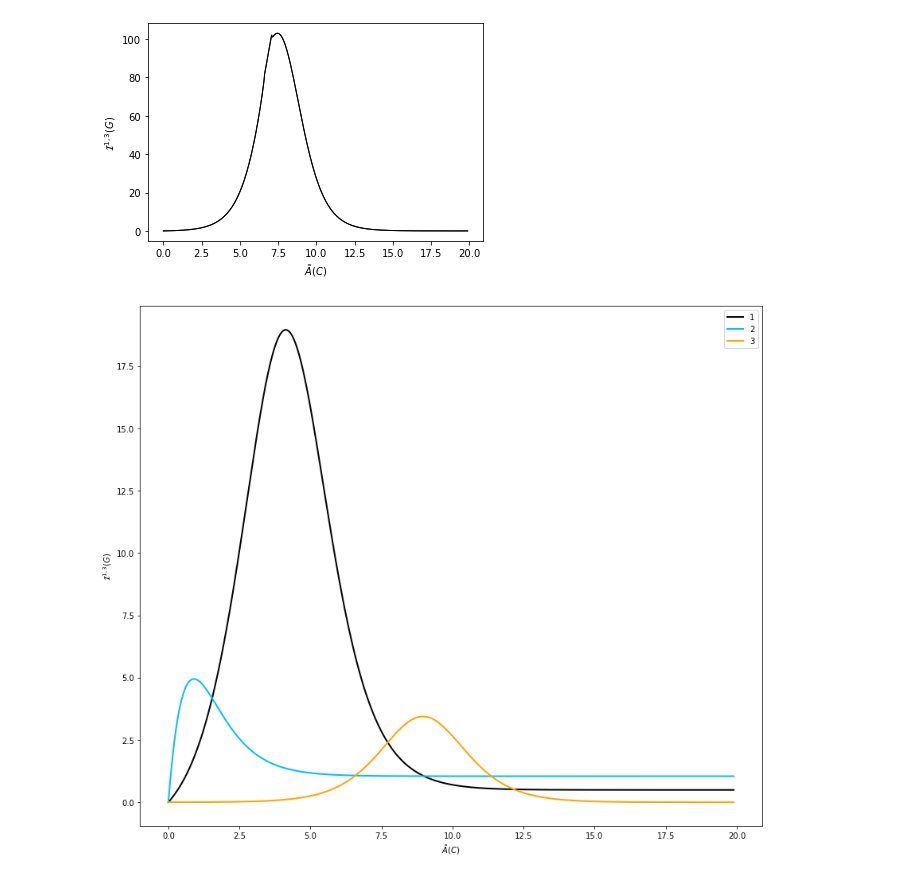
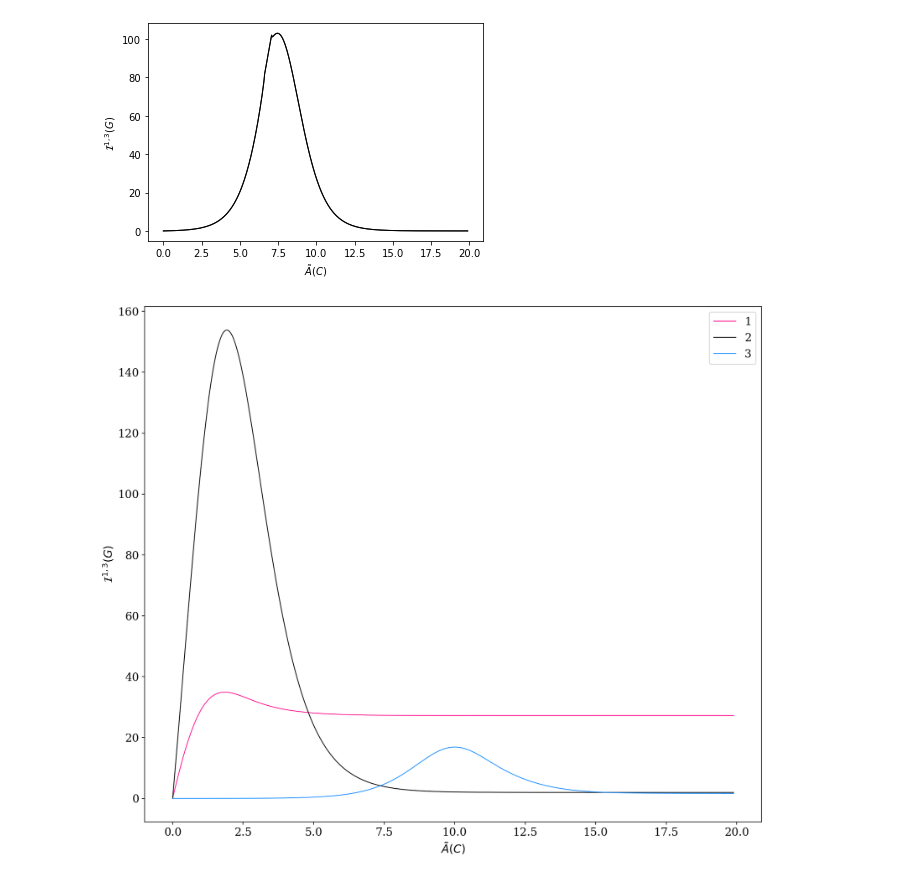
Before and after one commit to sjhaque14/steinberg-signature, a Jupyter notebook: figure_4.ipynb, the cells around one changed output. Saved outputs shown, nothing was run; the diff lists cells and outputs as text; code cells hidden in the pictures.

```diff
--- a/figure_4.ipynb
+++ b/figure_4.ipynb
@@ -130,9 +134,8 @@ KeyboardInterrupt:
 # %%
 fig = plt.figure()
 for i in range(len(cycles)):
-    plt.plot(np.abs(all_affinities[:,0]),all_areas,label=r'$\mathcal{I}^{1,3}(G)$',linewidth=1, color= 'black')
-plt.xlabel(r"$\mathcal{A}(C)$")
-plt.ylabel(r"$\mathcal{I}^{1,3}(G)$")
+    #plt.plot(np.abs(all_affinities[:,0]),all_areas,label=r'$\mathcal{I}^{1,3}(G)$',linewidth=1, color= 'black')
+    plt.plot(np.abs(all_affinities[:,1]),all_areas,label=r'$\mathcal{I}^{1,3}(G)$',linewidth=1, color= 'black')
 plt.show()
 #fig.savefig('4v2c_allones.pdf', dpi = 900, bbox_inches='tight',facecolor=fig.get_facecolor(), edgecolor='none')
 # %% [output]
@@ -140,7 +143,7 @@ plt.show()
 # %%
 # param_set1
 
-seed = np.random.choice(np.arange(1,1000), size=1)
+seed = 900 #np.random.choice(np.arange(1,1000), size=1)[0]
 print(seed)
 
 np.random.seed(seed)
@@ -174,6 +177,8 @@ new_label_dict, new_label_list = reformat_labels(edge_tracker,
 label_dict1 = new_label_dict
 label_list = new_label_list
 
+print(label_dict1)
+
 edgesf, edgesb, labelsf, labelsb = get_cycle_labels_edges(cycles, label_dict1)
 L  = Laplacian_all(edge_list, label_list, node_list)
 pi = steady_state_spectrum(L)
@@ -191,4 +196,5 @@ print(perturb_edge)
 
 signal = make_observable(node_list)
 alpha, beta  = 1, 3
+tau = np.linspace(0.01, 200, num=500)
 # %% [output]
@@ -235,9 +242,9 @@ plt.show()
 # %%
 # param_set2
 
-seed = np.random.choice(np.arange(1,1000), size=1)
+#seed = np.random.choice(np.arange(1,1000), size=1)[0]
 print(seed)
-
+seed = 110
 np.random.seed(seed)
 
 edge_list = get_edges(G)        # list of (u,v) tuples
@@ -269,6 +276,8 @@ new_label_dict, new_label_list = reformat_labels(edge_tracker,
 label_dict2 = new_label_dict
 label_list = new_label_list
 
+print(label_dict2)
+
 edgesf, edgesb, labelsf, labelsb = get_cycle_labels_edges(cycles, label_dict2)
 L  = Laplacian_all(edge_list, label_list, node_list)
 pi = steady_state_spectrum(L)
@@ -276,9 +285,9 @@ pi = steady_state_spectrum(L)
 cycle_idx = 0
 edge_idx = 2
 
-print(edgesf)
+print(edgesb)
 
-perturb_edge = edgesf[cycle_idx][edge_idx]
+perturb_edge = edgesb[cycle_idx][edge_idx]
 
 print(perturb_edge)
 
@@ -286,4 +295,5 @@ print(perturb_edge)
 
 signal = make_observable(node_list)
 alpha, beta  = 1, 3
+tau = np.linspace(0.01, 200, num=2000)
 # %% [output]
@@ -312,7 +323,7 @@ for i in tqdm(range(0,N)):
     all_affinities2[i] = calculate_affinities(prodf,prodb,cycles)
 
     # 4. calculate and store the Steinberg signature
-    tau, _ = define_tau_range(L, max_points=500, cap_factor=10.0)
+    #tau, _ = define_tau_range(L, max_points=500, cap_factor=10.0)
     pi = steady_state_spectrum(L)
     a13, a31 = asymmetric_autocorrelation(signal,L,tau,pi,alpha=1,beta=3)
     all_areas2[i] = numerical_area(a13,a31)
@@ -425,14 +436,14 @@ plt.show()
 # %%
 fig, ax = plt.subplots(figsize = (14, 12))
 
-plt.plot(np.abs(all_affinities1[:,0]),all_areas1,linewidth=2, color = 'black', label = '1')
-plt.plot(np.abs(all_affinities2[:,0]),all_areas2,linewidth=2, color = 'deepskyblue', label = '2')
-plt.plot(np.abs(all_affinities3[:,0]),all_areas3,linewidth=2, color = 'orange', label = '3')
+plt.plot(np.abs(all_affinities[:,1]),all_areas,linewidth=1, color = 'deeppink', label = '1')
+plt.plot(np.abs(all_affinities1[:,0]),all_areas1,linewidth=1, color = 'black', label = '2')
+plt.plot(np.abs(all_affinities2[:,0]),all_areas2,linewidth=1, color = 'dodgerblue', label = '3')
 
 plt.legend()
 plt.xlabel(r"$\tilde{A}(C)$")
 plt.ylabel(r"$\mathcal{I}^{1,3}(G)$")
 plt.show()
 fig.savefig('4Dnew.pdf', dpi = 900, bbox_inches='tight',facecolor=fig.get_facecolor(), edgecolor='none')
 # %% [output]
-[figure, old version]
+[figure, new version]
```
Also changed, not shown: parts of 10 cells of this notebook, 15 other files.
